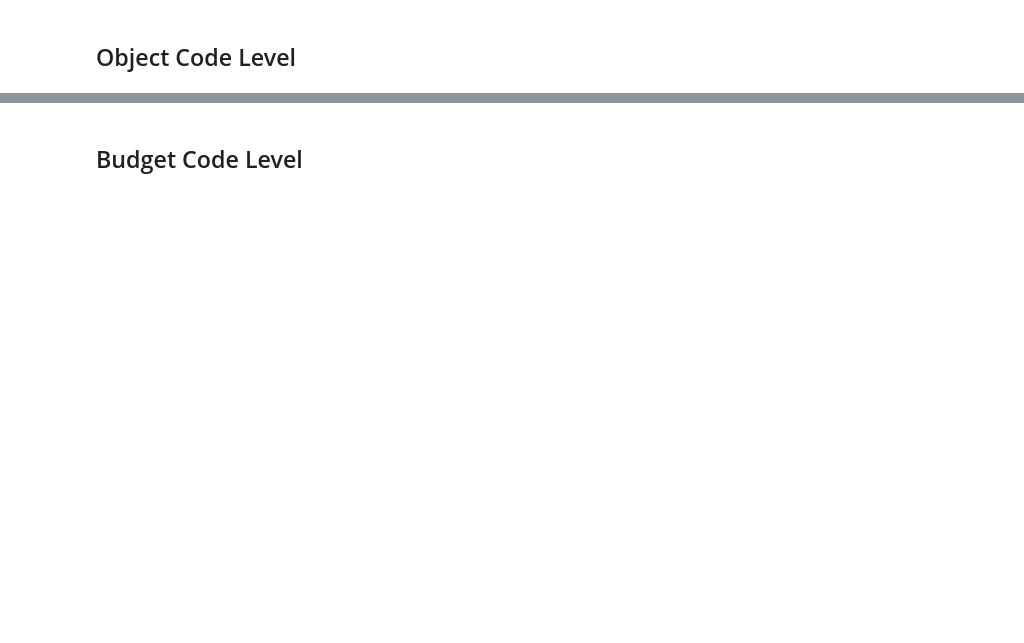
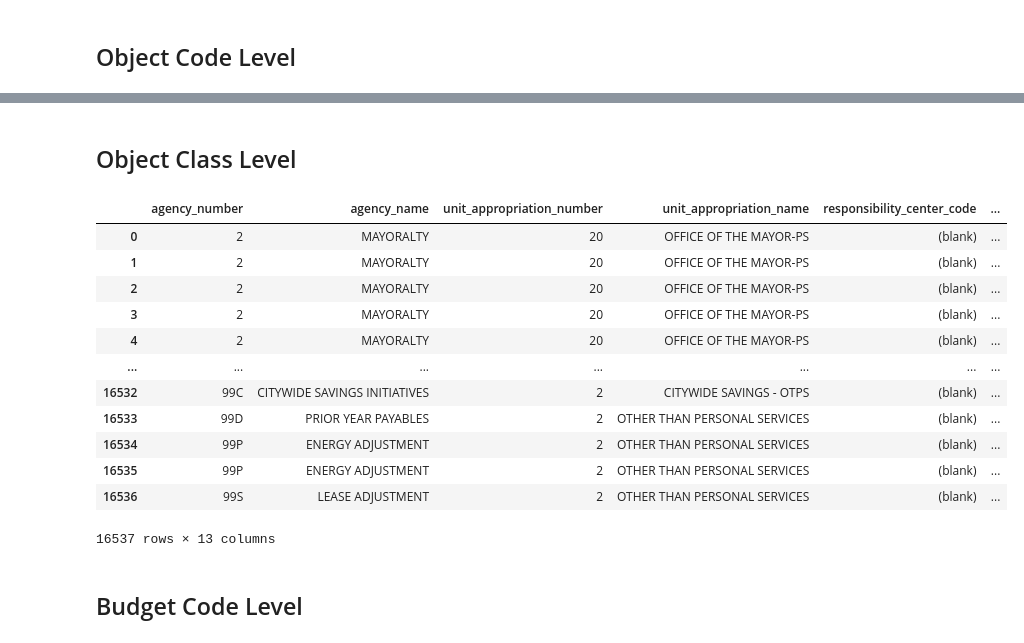
Before and after one commit to vHepp/nyc-budget-compare, a Jupyter notebook: Python/apiv4.ipynb, the cells around one changed output, grey strips where cells are left out. Saved outputs shown, nothing was run; the diff lists cells and outputs as text; code cells hidden in the pictures; blank space fills up the shorter version.

```diff
--- a/Python/apiv4.ipynb
+++ b/Python/apiv4.ipynb
@@ -300,15 +369,14 @@ collapsed_df = base_df.copy()
 
 new_numeric_cols = []
 
-
-start_of_numerical_cols = len(categorical_cols)
+start_of_numerical_cols = len(target_categorical_cols)
 
 # collapsed_df.head()
 
 for i, pub_date in enumerate(pub_dates):
     print(f"[{i}/{num_pubs_this_year}] pub_date -- {pub_date} ({RELEASE_NAMES[i]}):")
 
-    ith_release_df = df[df["publication_date"] == pub_date][categorical_cols + numeric_cols].copy()
+    ith_release_df = df_pivot[df_pivot["publication_date"] == pub_date][target_categorical_cols + numeric_cols].copy()
 
     print(len(ith_release_df))
 
@@ -347,11 +415,11 @@ for i, pub_date in enumerate(pub_dates):
     # print(ith_release_df.columns)
     print()
 
-    collapsed_df = collapsed_df.merge(right=ith_release_df,on=categorical_cols, how='left')
+    collapsed_df = collapsed_df.merge(right=ith_release_df,on=target_categorical_cols, how='left')
 
     # break
 
-collapsed_df = collapsed_df.reset_index(drop=True)
+# collapsed_df = collapsed_df.reset_index(drop=True)
 
 
 print(len(base_df))
@@ -398,2 +544,46 @@ object_code_collapsed_df[Object_Code_cols + main_cols]
 # %%
 # object_code_collapsed_df[object_code_collapsed_df.duplicated(keep=False)]
+# %% [markdown]
+## Object Class Level
+# %%
+Object_Class_cols = [
+    "agency_number",
+    "agency_name",
+    "unit_appropriation_number",
+    "unit_appropriation_name",
+    "responsibility_center_code",
+    "responsibility_center_name",
+    "budget_code_number",
+    "budget_code_name",
+    "object_class_number",
+    "object_class_name",
+    # "object_code",
+    # "object_code_name",
+    # "financial_plan_savings_flag",
+]
+
+main_cols = [
+    'adopted_budget_amount',
+    'current_modified_budget_amount',
+    'financial_plan_amount_exec'
+]
+
+object_class_collapsed_df = collapsed_df.groupby(Object_Class_cols,dropna=False).sum().reset_index()
+
+object_class_collapsed_df = object_class_collapsed_df[Object_Class_cols + new_numeric_cols]
+
+object_class_collapsed_df[Object_Class_cols + main_cols]
+# %% [output]
+|  | agency_number | agency_name | unit_appropriation_number | unit_appropriation_name | responsibility_center_code | ... |
+| 0 | 2 | MAYORALTY | 20 | OFFICE OF THE MAYOR-PS | (blank) | ... |
+| 1 | 2 | MAYORALTY | 20 | OFFICE OF THE MAYOR-PS | (blank) | ... |
+| 2 | 2 | MAYORALTY | 20 | OFFICE OF THE MAYOR-PS | (blank) | ... |
+| 3 | 2 | MAYORALTY | 20 | OFFICE OF THE MAYOR-PS | (blank) | ... |
+| 4 | 2 | MAYORALTY | 20 | OFFICE OF THE MAYOR-PS | (blank) | ... |
+| ... | ... | ... | ... | ... | ... | ... |
+| 16532 | 99C | CITYWIDE SAVINGS INITIATIVES | 2 | CITYWIDE SAVINGS - OTPS | (blank) | ... |
+| 16533 | 99D | PRIOR YEAR PAYABLES | 2 | OTHER THAN PERSONAL SERVICES | (blank) | ... |
+| 16534 | 99P | ENERGY ADJUSTMENT | 2 | OTHER THAN PERSONAL SERVICES | (blank) | ... |
+| 16535 | 99P | ENERGY ADJUSTMENT | 2 | OTHER THAN PERSONAL SERVICES | (blank) | ... |
+| 16536 | 99S | LEASE ADJUSTMENT | 2 | OTHER THAN PERSONAL SERVICES | (blank) | ... |
+16537 rows × 13 columns
```
Also changed, not shown: parts of 44 cells of this notebook, 3 other files.
